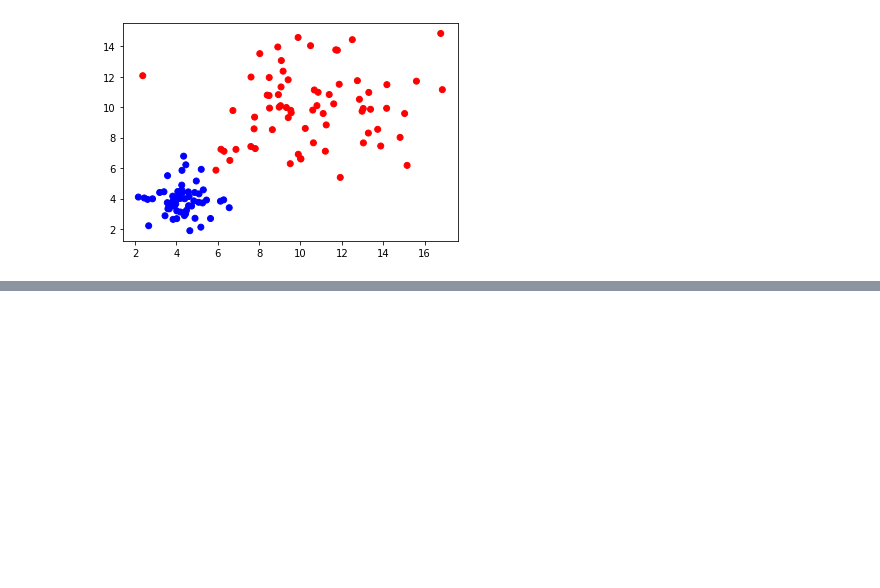
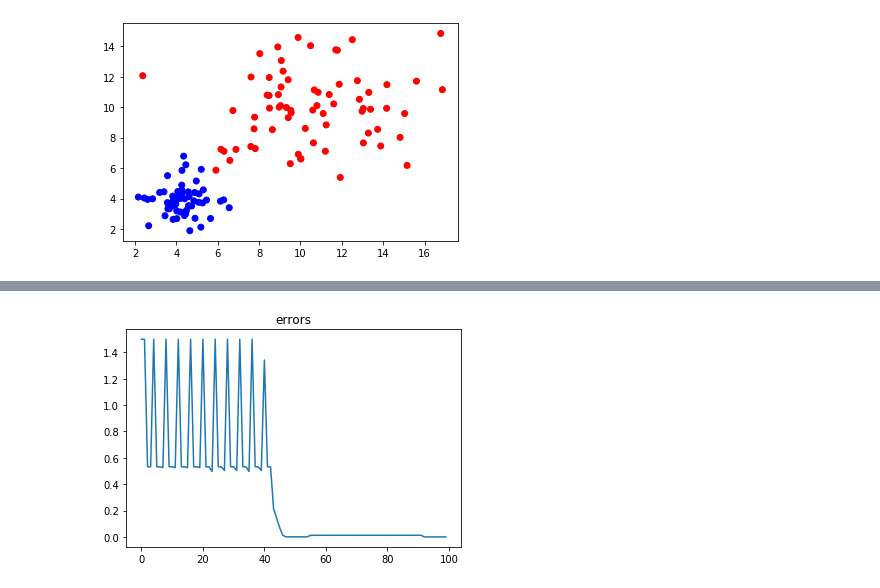
Before and after one commit to BizarroDavid/machine-learning-examples, a Jupyter notebook: perceptron.ipynb, the cells around one changed output, grey strips where cells are left out. Cells and saved outputs as stored; diff of their text form; code cells hidden in the pictures; blank space fills up the shorter version.

```diff
--- a/perceptron.ipynb
+++ b/perceptron.ipynb
@@ -51,122 +51,44 @@ plt.show()
 # %%
 
 
-def batch_perceptron(features, labels, learn_factor=.1 ):
+def batch_perceptron(features, labels, learn_factor=.1, max_iterations=100):
 
     (samplesize, input_dim) = features.shape
     #learning factor
     learn_factor = .001
 
-    #set random weights
-    #weights = np.random.randn(input_dim+1,1)
+    #augment features with 1s [X 1]
+    features_ones = np.append(features, np.full((samplesize,1), 1), 1)
     new_weights = np.ones(input_dim+1).reshape(input_dim+1,1)
 
-    #add ones to features
-    features_ones = np.append(features, np.full((samplesize,1), 1), 1)
-
-    #map labels to an array of -1s and 1s
+    #map labels to an array of 0s and 1s
     signed_labels = np.where(labels[:,0] == 0,0,1).reshape(samplesize,1)
 
     ## Start function
-
     iteration = 0
 
-    max_iterations = 100
-    sum_point_distance = np.zeros(max_iterations)
     errors = np.zeros(max_iterations)
-    num_mispredictions = np.zeros(max_iterations)
 
     while iteration < max_iterations :
         dot_products = features_ones.dot(new_weights)
         predictions = np.where( dot_products < 0, 0, 1)
 
-
-        #np.multiply(predictions, signed_labels)
-
-        #failure_idxs = np.where(scores<0)[0]
-        #logging
-        #num_mispredictions[iteration] = failure_idxs.size
-        #sum_point_distance[iteration] = np.absolute(features_ones.dot(new_weights).sum(0))
-        #failed_features = features_ones[failure_idxs,:]
-
-        #update = learn_factor*failed_features.sum(0).reshape(input_dim+1,1)
         update = learn_factor * ((signed_labels - predictions)*features_ones).sum(0).reshape(input_dim+1,1)
-
         new_weights = np.add(new_weights, update)
-
 
         #logging
         errors[iteration] = np.absolute(update.sum(0)).item()
 
         iteration = iteration+1
-
         if(np.absolute(update.sum(0)).item() == 0):
             break
+    return ( new_weights, errors)
 
-
-# #learning factor
-# learn_factor = .001
-
-# #set random weights
-# #weights = np.random.randn(input_dim+1,1)
-# new_weights = np.ones(input_dim+1).reshape(input_dim+1,1)
-
-# #add ones to features
-# features_ones = np.append(features, np.full((mysamplesize,1), 1), 1)
-
-# #map labels to an array of -1s and 1s
-# signed_labels = np.where(labels[:,0] == 0,0,1).reshape(mysamplesize,1)
-
-# ## Start function
-
-# iteration = 0
-
-# max_iterations = 100
-# sum_point_distance = np.zeros(max_iterations)
-# errors = np.zeros(max_iterations)
-# num_mispredictions = np.zeros(max_iterations)
-
-# while iteration < max_iterations :
-#     dot_products = features_ones.dot(new_weights)
-#     predictions = np.where( dot_products < 0, 0, 1)
-
-
-#     #np.multiply(predictions, signed_labels)
-
-#     #failure_idxs = np.where(scores<0)[0]
-#     #logging
-#     #num_mispredictions[iteration] = failure_idxs.size
-#     #sum_point_distance[iteration] = np.absolute(features_ones.dot(new_weights).sum(0))
-#     #failed_features = features_ones[failure_idxs,:]
-
-#     #update = learn_factor*failed_features.sum(0).reshape(input_dim+1,1)
-#     update = learn_factor * ((signed_labels - predictions)*features_ones).sum(0).reshape(input_dim+1,1)
-
-#     new_weights = np.add(new_weights, update)
-
-
-#     #logging
-#     errors[iteration] = np.absolute(update.sum(0)).item()
-
-#     iteration = iteration+1
-
-#     if(np.absolute(update.sum(0)).item() == 0):
-#         break
-
-
-
-
-plt.figure()
-plt.plot(sum_point_distance)
-plt.title('sum_point_distance')
+( new_weights, errors) = batch_perceptron(features, labels, learn_factor=.1)
 
 plt.figure()
 plt.plot(errors)
 plt.title('errors')
-
-plt.figure()
-plt.plot(num_mispredictions)
-plt.title('num_mispredictions')
 
 plt.figure()
 colors = ['r' if l == 0 else 'b' for l in labels[:,0]]
@@ -180,0 +102 @@ NameError: name 'sum_point_distance' is not defined
+[figure, added]
```
Also changed, not shown: parts of 2 cells of this notebook.
